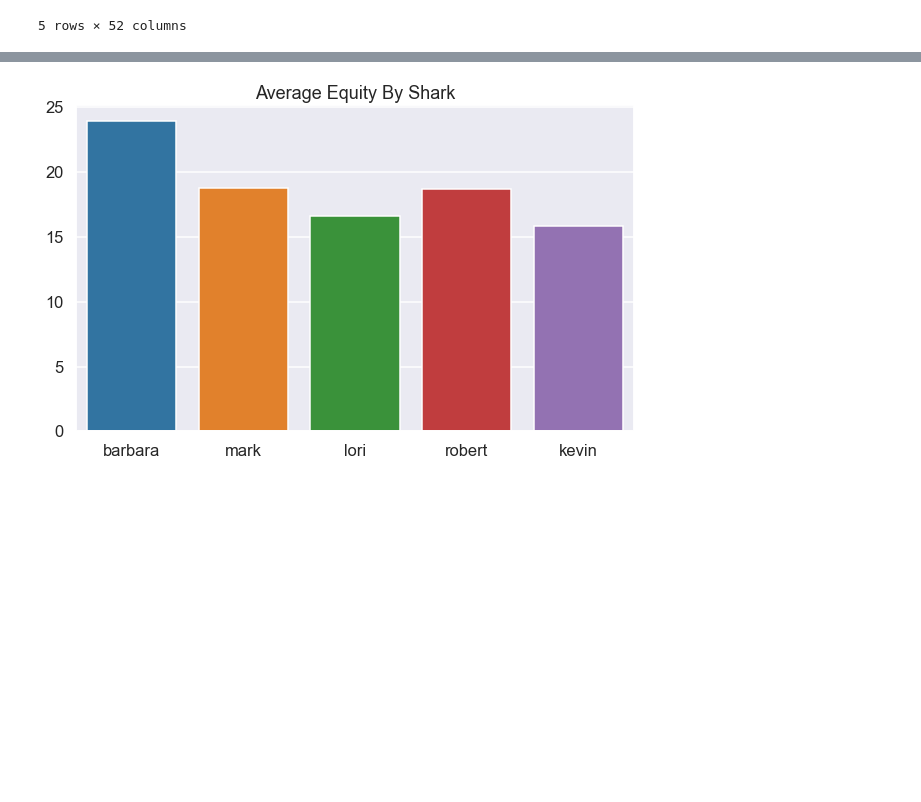
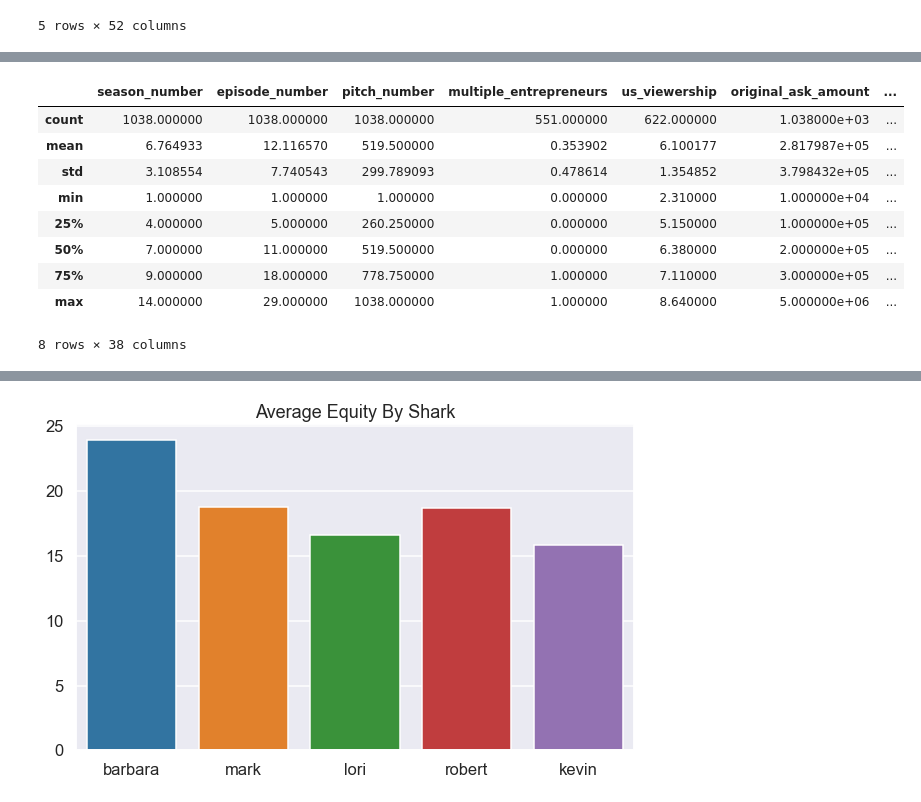
Before and after one commit to CGrannan/shark_tank, a Jupyter notebook: shark_tank.ipynb, the cells around one changed output, grey strips where cells are left out. Saved outputs shown, nothing was run; the diff lists cells and outputs as text; code cells hidden in the pictures; blank space fills up the shorter version.

```diff
--- a/shark_tank.ipynb
+++ b/shark_tank.ipynb
@@ -38,5 +59,18 @@ Data columns (total 52 columns):
 dtypes: float64(32), int64(6), object(14)
 memory usage: 421.8+ KB
+# %%
+df.describe()
+# %% [output]
+|  | season_number | episode_number | pitch_number | multiple_entrepreneurs | us_viewership | original_ask_amount | ... |
+| count | 1038.000000 | 1038.000000 | 1038.000000 | 551.000000 | 622.000000 | 1.038000e+03 | ... |
+| mean | 6.764933 | 12.116570 | 519.500000 | 0.353902 | 6.100177 | 2.817987e+05 | ... |
+| std | 3.108554 | 7.740543 | 299.789093 | 0.478614 | 1.354852 | 3.798432e+05 | ... |
+| min | 1.000000 | 1.000000 | 1.000000 | 0.000000 | 2.310000 | 1.000000e+04 | ... |
+| 25% | 4.000000 | 5.000000 | 260.250000 | 0.000000 | 5.150000 | 1.000000e+05 | ... |
+| 50% | 7.000000 | 11.000000 | 519.500000 | 0.000000 | 6.380000 | 2.000000e+05 | ... |
+| 75% | 9.000000 | 18.000000 | 778.750000 | 1.000000 | 7.110000 | 3.000000e+05 | ... |
+| max | 14.000000 | 29.000000 | 1038.000000 | 1.000000 | 8.640000 | 5.000000e+06 | ... |
+8 rows × 38 columns
 # %%
 df.isna().sum()
 # %% [output]
```
Also changed, not shown: parts of 19 cells of this notebook, 3 other files.
